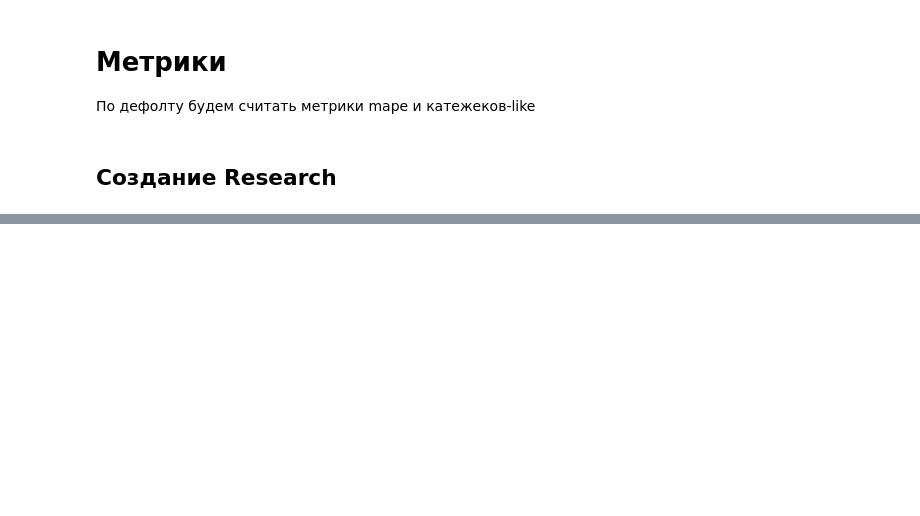
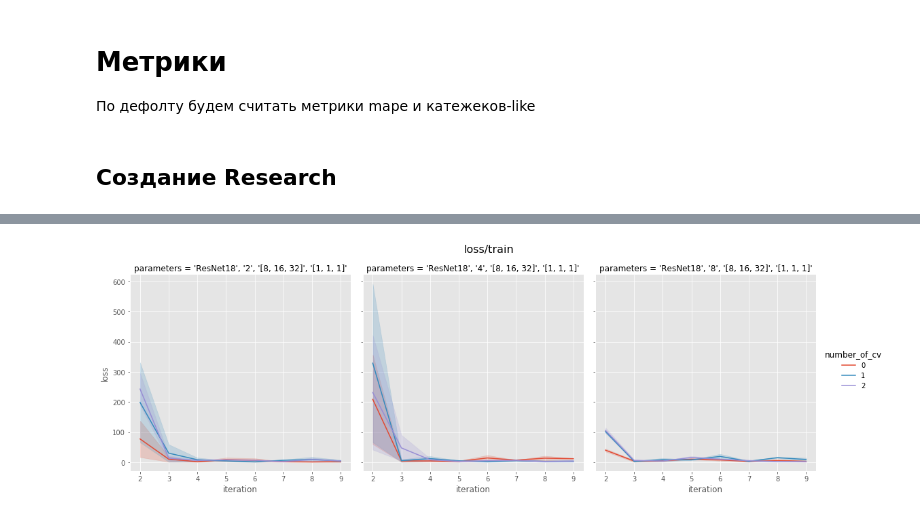
Before and after one commit to analysiscenter/radial, a Jupyter notebook: research/research_cv.ipynb, the cells around one changed output, grey strips where cells are left out. Cells and saved outputs as stored; diff of their text form; code cells hidden in the pictures; blank space fills up the shorter version.

```diff
--- a/research/research_cv.ipynb
+++ b/research/research_cv.ipynb
@@ -248 +268,5 @@ Distributor has 6 jobs with 10 iterations. Totally: 60
+# %%
+draw_stats('research_cv_8', ['train'], ['loss'], cross_val=cross_val, aggr=False, iter_start=2)
+# %% [output]
+[figure, added]
 # %%
```
Also changed, not shown: parts of 5 cells of this notebook.
